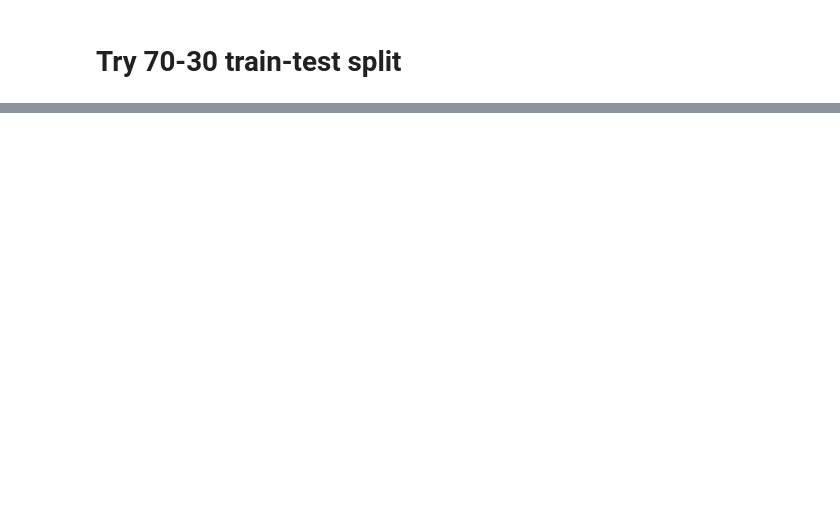
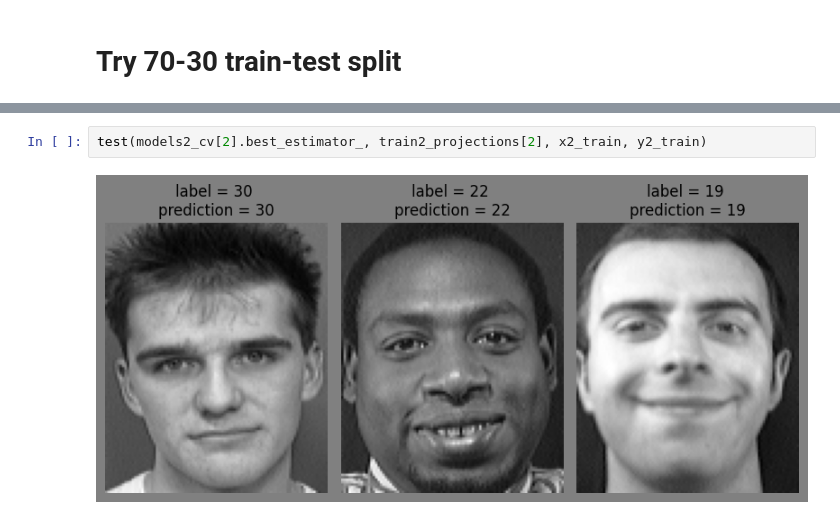
Before and after one commit to Omar-Atef-Bakr/introduction_to_machine_learning, a Jupyter notebook: assigment_three/solution.ipynb, the cells around one changed output, grey strips where cells are left out. Drawn from its saved outputs; the diff is of its cells as text; blank space fills up the shorter version.

```diff
--- a/assigment_three/solution.ipynb
+++ b/assigment_three/solution.ipynb
@@ -298,0 +338,4 @@ best fit test accuracy = 0.9583333333333334
+# %%
+test(models2_cv[2].best_estimator_, train2_projections[2], x2_train, y2_train)
+# %% [output]
+[figure, added]
```
Also changed, not shown: parts of 12 cells of this notebook.
